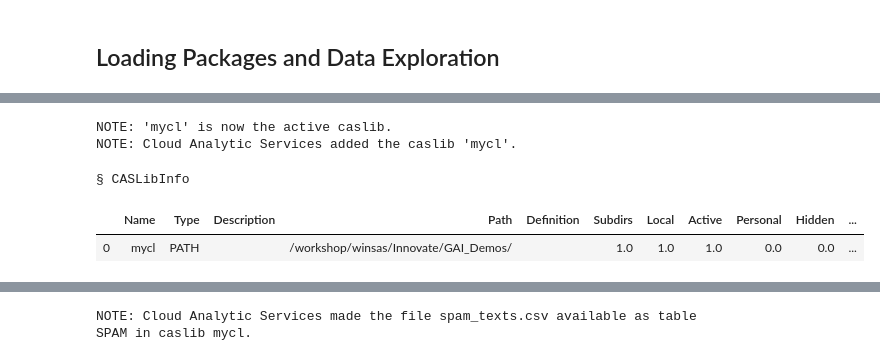
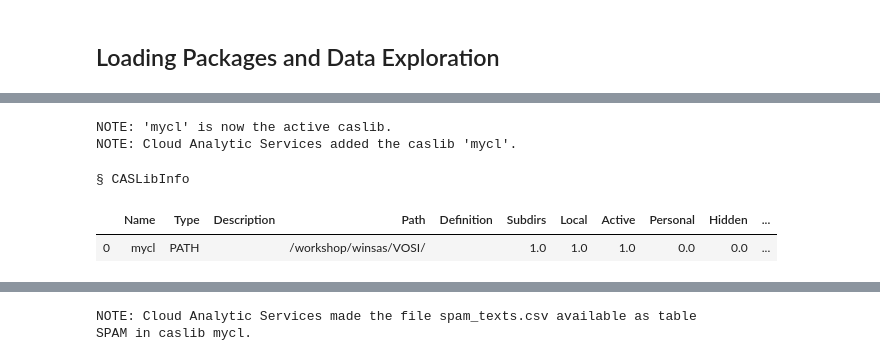
Before and after one commit to jsos8/Innovate_2024, a Jupyter notebook: Getting Started with Generative AI/Classifying Text Messages Using a BERT Model/bert_demo.ipynb, the cells around one changed output, grey strips where cells are left out. Saved outputs shown, nothing was run; the diff lists cells and outputs as text; code cells hidden in the pictures.

```diff
--- a/Getting Started with Generative AI/Classifying Text Messages Using a BERT Model/bert_demo.ipynb
+++ b/Getting Started with Generative AI/Classifying Text Messages Using a BERT Model/bert_demo.ipynb
@@ -31,10 +31,10 @@ conn.session.timeout(time=60*60*12)
 # %%
 # Creates a CASlib that points to the directory where the dataset is located
 
-conn.table.addCaslib(name='mycl', path='/workshop/winsas/Innovate/GAI_Demos', subDirectories = True, dataSource='PATH', activeOnAdd=True)
+conn.table.addCaslib(name='mycl', path='/workshop/winsas/VOSI', subDirectories = True, dataSource='PATH', activeOnAdd=True)
 # %% [output]
 NOTE: 'mycl' is now the active caslib.
 NOTE: Cloud Analytic Services added the caslib 'mycl'.
 § CASLibInfo
 |  | Name | Type | Description | Path | Definition | Subdirs | Local | Active | Personal | Hidden | ... |
-| 0 | mycl | PATH |  | /workshop/winsas/Innovate/GAI_Demos/ |  | 1.0 | 1.0 | 1.0 | 0.0 | 0.0 | ... |
+| 0 | mycl | PATH |  | /workshop/winsas/VOSI/ |  | 1.0 | 1.0 | 1.0 | 0.0 | 0.0 | ... |
```
Also changed, not shown: parts of 12 cells of this notebook, 2 other files.
